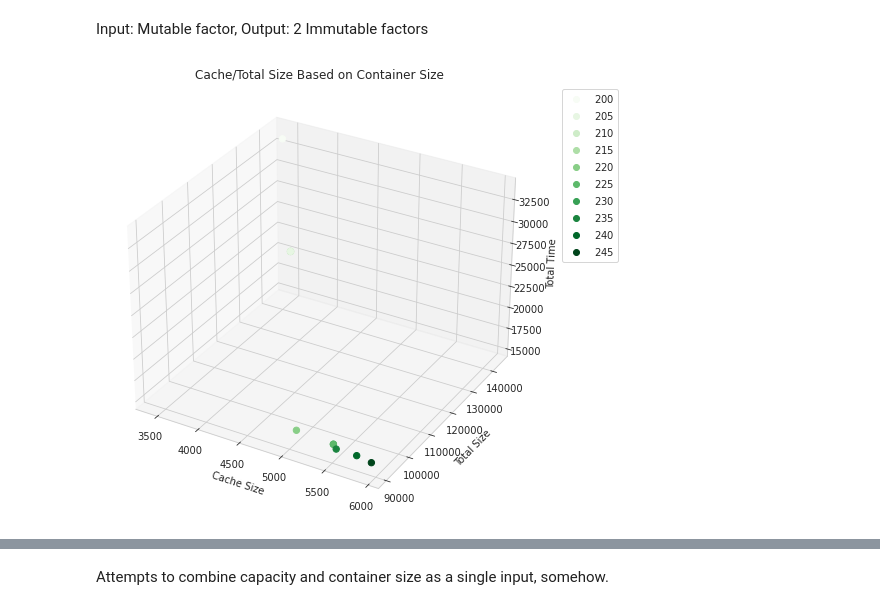
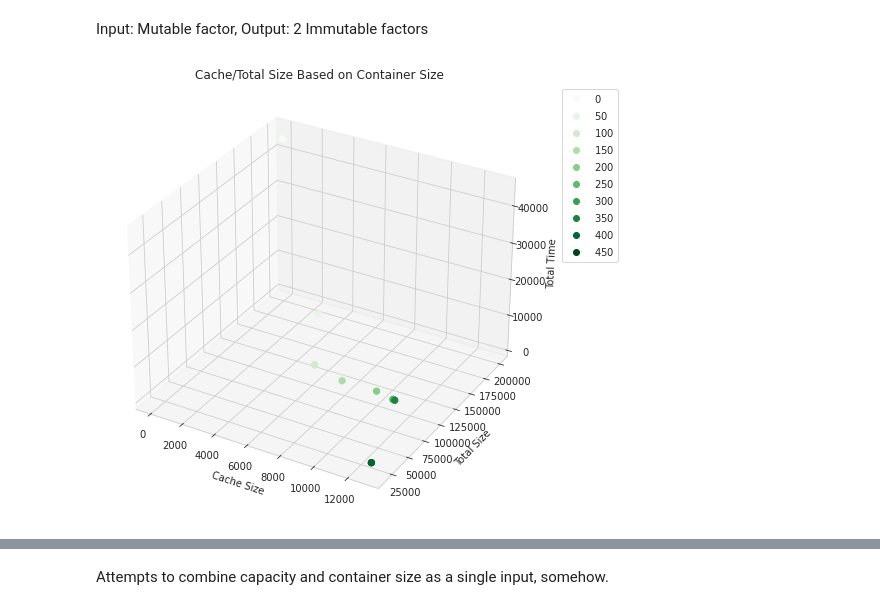
Before and after one commit to kevingao26/Binder-Logs, a Jupyter notebook: 6. The Models/Model Workspace.ipynb, the cells around one changed output, grey strips where cells are left out. Drawn from its saved outputs; the diff is of its cells as text; code cells hidden in the pictures.

```diff
--- a/6. The Models/Model Workspace.ipynb
+++ b/6. The Models/Model Workspace.ipynb
@@ -330,7 +350,7 @@ Convert launches_db's timestamps from string to a unix int to match the version
 # %%
 def str2date2unix(s):
     dt = maya.parse(s).datetime()
-    return dt.replace(tzinfo=timezone.utc).timestamp()
+    return dt.replace(tzinfo=timezone.utc).timestamp() * 1000
 # %% [markdown]
 Note: a lot of launches won't be used - specs only has 34400 unique refs
 # %%
@@ -752,49 +797,52 @@ Input: Mutable factor, Output: 2 Immutable factors
 # %%
 def RESULT_cc_sizes_basic_scatterplot(cap = False, plot_type = "2d"):
     cache_size, total_size, total_time, ct_size = [], [], [], []
+    hitrate = []
 
     if cap:
         huerange = np.arange(0, 30, 5)
     else:
-        huerange = np.arange(200, 250, 5)
+        huerange = np.arange(0, 500, 50)
 
     for i in huerange:
         if cap:
-            temp = MODEL_nl("lru_c", "timeit", [-1, -1, i])
+            temp = MODEL_nl("land", "timeit", [-1, -1, i], 0.5)
         else:
-            temp = MODEL_nl("lru_c", "timeit", [i, -1, -1])
+            temp = MODEL_nl("land", "timeit", [i, -1, -1], 0.5)
         total_size.append(temp[4])
         total_time.append(temp[5])
         cache_size.append(temp[7].get_total_size())
+        hitrate.append(temp[6])
         ct_size.append(i)
 
     if plot_type == "3d":
         scatter_3d(cache_size, total_size, total_time, ct_size)
     elif plot_type == "2d":
         sns.scatterplot(x=cache_size, y=total_size, hue=ct_size)
         plt.xlabel("Cache Size")
         plt.ylabel("Total Size")
     elif plot_type == "pair":
         df_3d = pd.DataFrame(
             {'Cache Size': cache_size,
              'Total Size': total_size,
              'Total Time': total_time,
-             'Container Size': ct_size
+             'Container Size': ct_size,
+             'Hitrate': hitrate
             })
         sns.pairplot(df_3d, hue='Container Size')
 
 
 
 
     if plot_type == "pair":
         pass
     elif cap:
         plt.title("Cache/Total Size Based on Capacity")
     else:
         plt.title("Cache/Total Size Based on Container Size")
     return
 
 
 RESULT_cc_sizes_basic_scatterplot(False, "3d")
 # %% [output]
-[figure, old version]
+[figure, new version]
```
Also changed, not shown: parts of 23 cells of this notebook, 4 other files.
